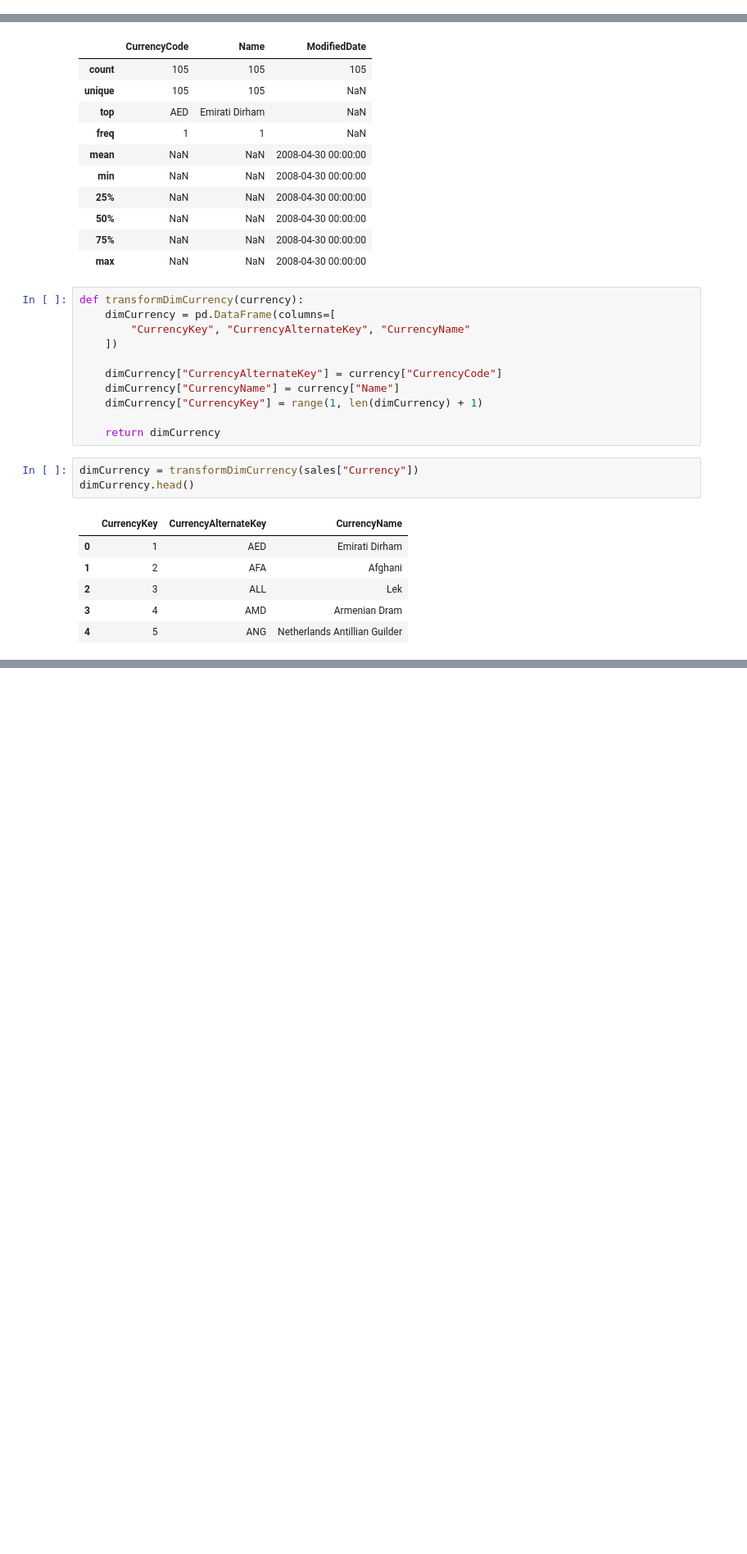
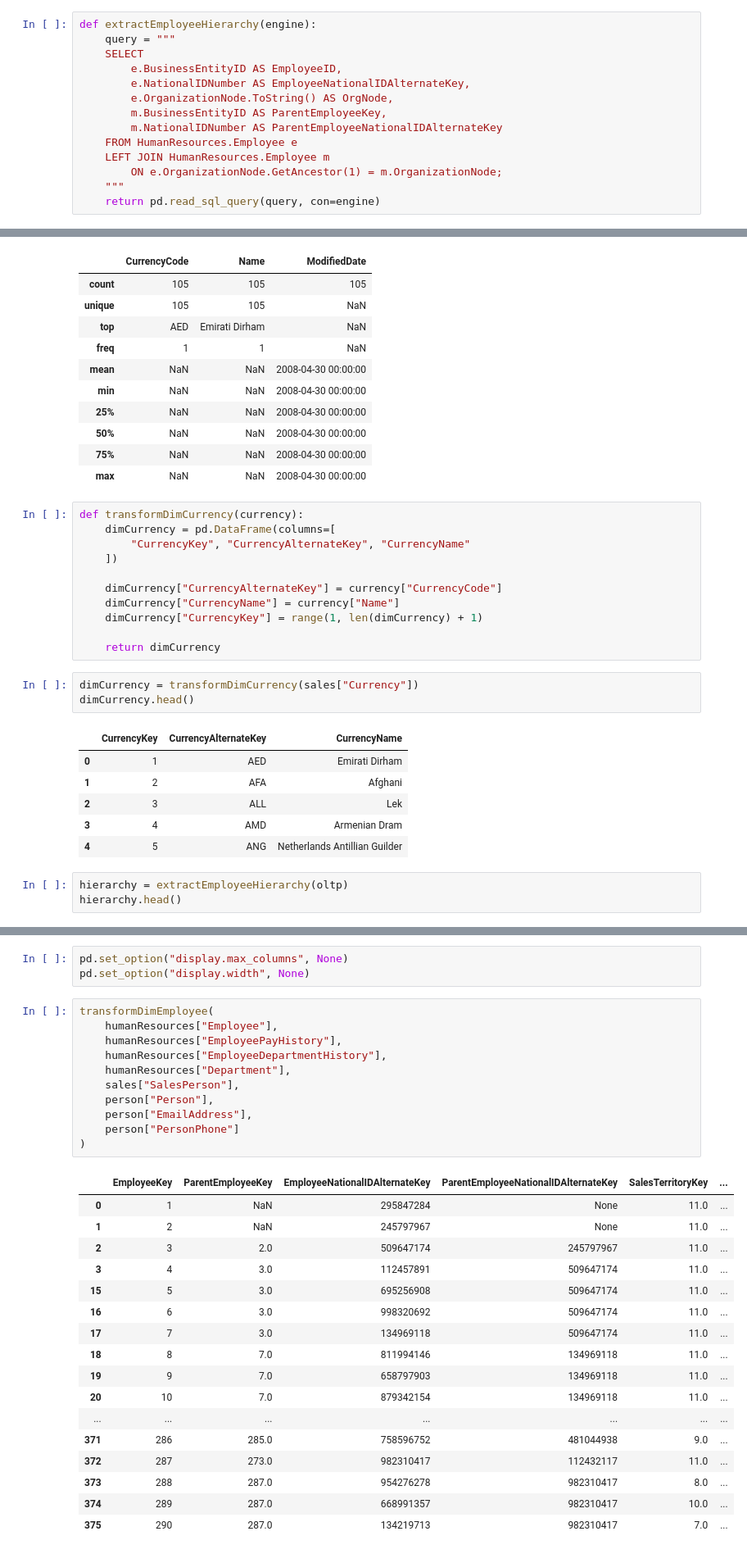
Before and after one commit to AngieJoya99/ETL-proyecto, a Jupyter notebook: pruebaConexion.ipynb, the cells around one changed output, grey strips where cells are left out. Shown: that part at 82% size. Cells and saved outputs as stored; diff of their text form; blank space fills up the shorter version.

Commit message:
Employee dim

```diff
--- a/pruebaConexion.ipynb
+++ b/pruebaConexion.ipynb
@@ -137,6 +138,20 @@ def extractSales(conection):
         sales[tabla] = df
 
     return sales
+# %%
+def extractEmployeeHierarchy(engine):
+    query = """
+    SELECT
+        e.BusinessEntityID AS EmployeeID,
+        e.NationalIDNumber AS EmployeeNationalIDAlternateKey,
+        e.OrganizationNode.ToString() AS OrgNode,
+        m.BusinessEntityID AS ParentEmployeeKey,
+        m.NationalIDNumber AS ParentEmployeeNationalIDAlternateKey
+    FROM HumanResources.Employee e
+    LEFT JOIN HumanResources.Employee m
+        ON e.OrganizationNode.GetAncestor(1) = m.OrganizationNode;
+    """
+    return pd.read_sql_query(query, con=engine)
 # %%
 humanResources =  extractHumanResources(oltp)
 person = extractPerson(oltp)
@@ -178,3 +193,6 @@ dimCurrency.head()
 | 2 | 3 | ALL | Lek |
 | 3 | 4 | AMD | Armenian Dram |
 | 4 | 5 | ANG | Netherlands Antillian Guilder |
+# %%
+hierarchy = extractEmployeeHierarchy(oltp)
+hierarchy.head()
@@ -180,0 +321,32 @@ dimCurrency.head()
+# %%
+pd.set_option("display.max_columns", None)
+pd.set_option("display.width", None)
+# %%
+transformDimEmployee(
+    humanResources["Employee"],
+    humanResources["EmployeePayHistory"],
+    humanResources["EmployeeDepartmentHistory"],
+    humanResources["Department"],
+    sales["SalesPerson"],
+    person["Person"],
+    person["EmailAddress"],
+    person["PersonPhone"]
+)
+# %% [output]
+|  | EmployeeKey | ParentEmployeeKey | EmployeeNationalIDAlternateKey | ParentEmployeeNationalIDAlternateKey | SalesTerritoryKey | ... |
+| 0 | 1 | NaN | 295847284 | None | 11.0 | ... |
+| 1 | 2 | NaN | 245797967 | None | 11.0 | ... |
+| 2 | 3 | 2.0 | 509647174 | 245797967 | 11.0 | ... |
+| 3 | 4 | 3.0 | 112457891 | 509647174 | 11.0 | ... |
+| 15 | 5 | 3.0 | 695256908 | 509647174 | 11.0 | ... |
+| 16 | 6 | 3.0 | 998320692 | 509647174 | 11.0 | ... |
+| 17 | 7 | 3.0 | 134969118 | 509647174 | 11.0 | ... |
+| 18 | 8 | 7.0 | 811994146 | 134969118 | 11.0 | ... |
+| 19 | 9 | 7.0 | 658797903 | 134969118 | 11.0 | ... |
+| 20 | 10 | 7.0 | 879342154 | 134969118 | 11.0 | ... |
+| ... | ... | ... | ... | ... | ... | ... |
+| 371 | 286 | 285.0 | 758596752 | 481044938 | 9.0 | ... |
+| 372 | 287 | 273.0 | 982310417 | 112432117 | 11.0 | ... |
+| 373 | 288 | 287.0 | 954276278 | 982310417 | 8.0 | ... |
+| 374 | 289 | 287.0 | 668991357 | 982310417 | 10.0 | ... |
+| 375 | 290 | 287.0 | 134219713 | 982310417 | 7.0 | ... |
```
Also changed, not shown: parts of 3 cells of this notebook, 1 other file.
